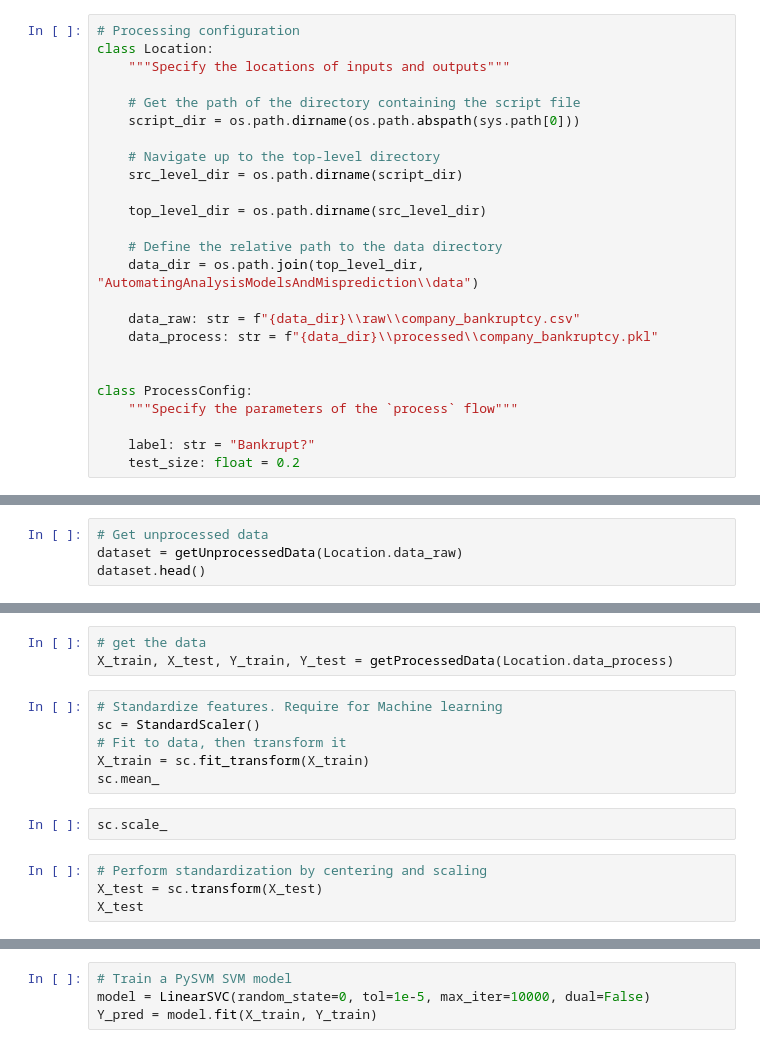
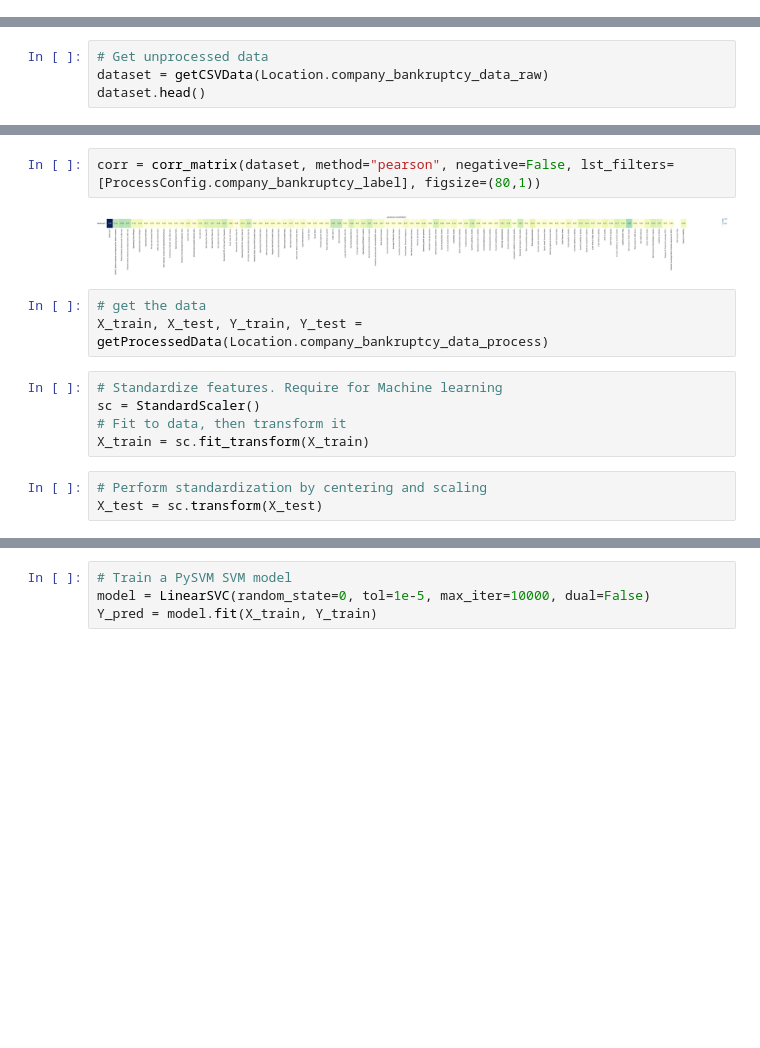
Before and after one commit to moriarais/AutomatingAnalysisModelsAndMisprediction, a Jupyter notebook: notebooks/svm/train_bankrupt.ipynb, the cells around one changed output, grey strips where cells are left out. Saved outputs shown, nothing was run; the diff lists cells and outputs as text; blank space fills up the shorter version.

```diff
--- a/notebooks/svm/train_bankrupt.ipynb
+++ b/notebooks/svm/train_bankrupt.ipynb
@@ -19,25 +21,0 @@ import seaborn as sns
-# %%
-# Processing configuration
-class Location:
-    """Specify the locations of inputs and outputs"""
-
-    # Get the path of the directory containing the script file
-    script_dir = os.path.dirname(os.path.abspath(sys.path[0]))
-
-    # Navigate up to the top-level directory
-    src_level_dir = os.path.dirname(script_dir)
-
-    top_level_dir = os.path.dirname(src_level_dir)
-
-    # Define the relative path to the data directory
-    data_dir = os.path.join(top_level_dir, "AutomatingAnalysisModelsAndMisprediction\\data")
-
-    data_raw: str = f"{data_dir}\\raw\\company_bankruptcy.csv"
-    data_process: str = f"{data_dir}\\processed\\company_bankruptcy.pkl"
-
-
-class ProcessConfig:
-    """Specify the parameters of the `process` flow"""
-
-    label: str = "Bankrupt?"
-    test_size: float = 0.2
@@ -60,4 +22,4 @@ def getUnprocessedData(url: str):
 # %%
 # Get unprocessed data
-dataset = getUnprocessedData(Location.data_raw)
+dataset = getCSVData(Location.company_bankruptcy_data_raw)
 dataset.head()
@@ -64,18 +42,18 @@ dataset.head()
+# %%
+corr = corr_matrix(dataset, method="pearson", negative=False, lst_filters=[ProcessConfig.company_bankruptcy_label], figsize=(80,1))
+# %% [output]
+[figure, added]
 # %%
 # get the data
-X_train, X_test, Y_train, Y_test = getProcessedData(Location.data_process)
+X_train, X_test, Y_train, Y_test = getProcessedData(Location.company_bankruptcy_data_process)
 # %%
 # Standardize features. Require for Machine learning
 sc = StandardScaler()
 # Fit to data, then transform it
 X_train = sc.fit_transform(X_train)
-sc.mean_
-# %%
-sc.scale_
 # %%
 # Perform standardization by centering and scaling
 X_test = sc.transform(X_test)
-X_test
 # %%
 # Init an H2O cluster
 h2o.init()
```
Also changed, not shown: parts of 15 cells of this notebook, 5 other files.
